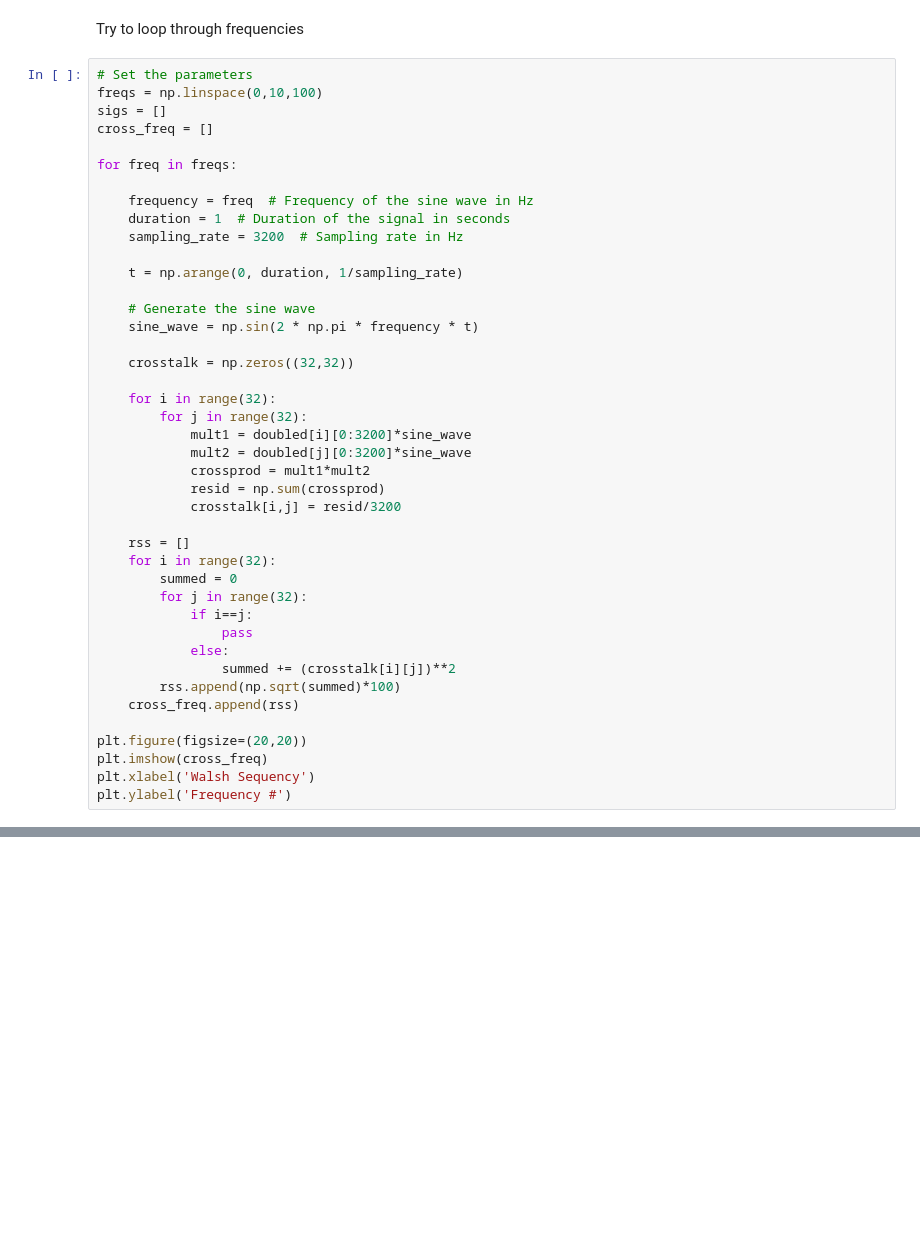
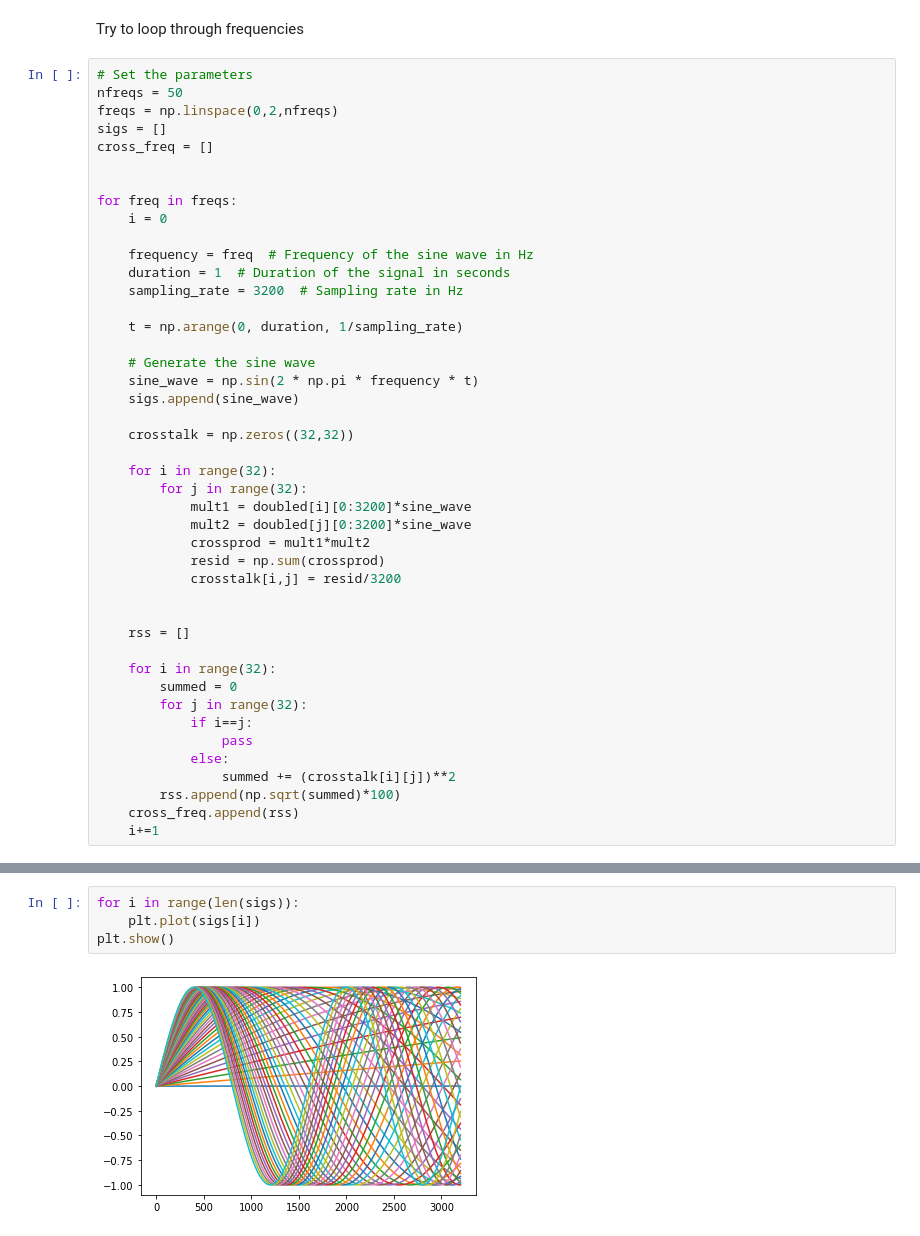
Before and after one commit to lmberkhout/walsh_sims, a Jupyter notebook: psdemo.ipynb, the cells around one changed output, grey strips where cells are left out. Cells and saved outputs as stored; diff of their text form; blank space fills up the shorter version.

```diff
--- a/psdemo.ipynb
+++ b/psdemo.ipynb
@@ -597,11 +593,14 @@ plt.scatter(sorted_inds,rss)
 Try to loop through frequencies
 # %%
 # Set the parameters
-freqs = np.linspace(0,10,100)
+nfreqs = 50
+freqs = np.linspace(0,2,nfreqs)
 sigs = []
 cross_freq = []
 
+
 for freq in freqs:
+    i = 0
 
     frequency = freq  # Frequency of the sine wave in Hz
     duration = 1  # Duration of the signal in seconds
@@ -611,6 +610,7 @@ for freq in freqs:
 
     # Generate the sine wave
     sine_wave = np.sin(2 * np.pi * frequency * t)
+    sigs.append(sine_wave)
 
     crosstalk = np.zeros((32,32))
 
@@ -622,7 +622,9 @@ for freq in freqs:
             resid = np.sum(crossprod)
             crosstalk[i,j] = resid/3200
 
+
     rss = []
+
     for i in range(32):
         summed = 0
         for j in range(32):
@@ -632,8 +634,4 @@ for freq in freqs:
                 summed += (crosstalk[i][j])**2
         rss.append(np.sqrt(summed)*100)
     cross_freq.append(rss)
-
-plt.figure(figsize=(20,20))
-plt.imshow(cross_freq)
-plt.xlabel('Walsh Sequency')
-plt.ylabel('Frequency #')
+    i+=1
@@ -642,0 +638,6 @@ Text(0, 0.5, 'Frequency #')
+# %%
+for i in range(len(sigs)):
+    plt.plot(sigs[i])
+plt.show()
+# %% [output]
+[figure, added]
```
Also changed, not shown: parts of 11 cells of this notebook.
